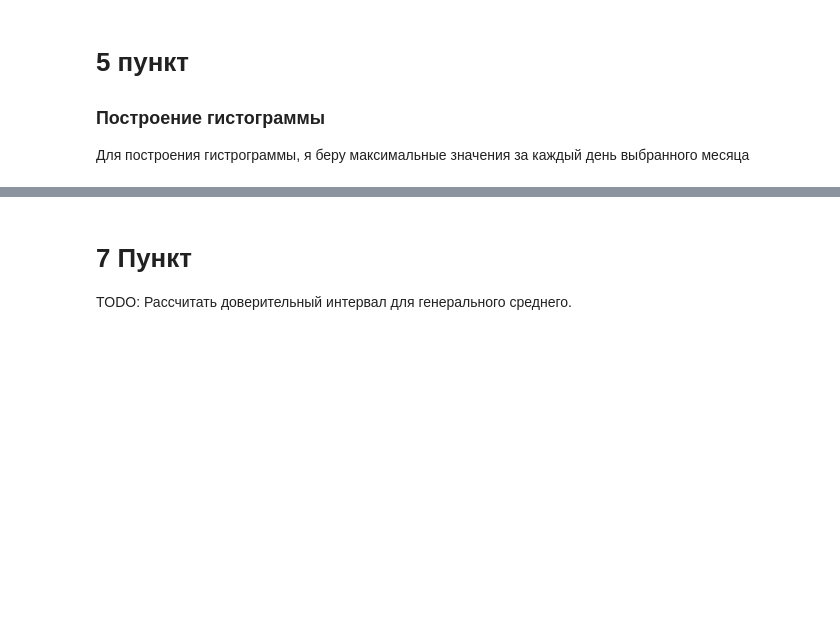
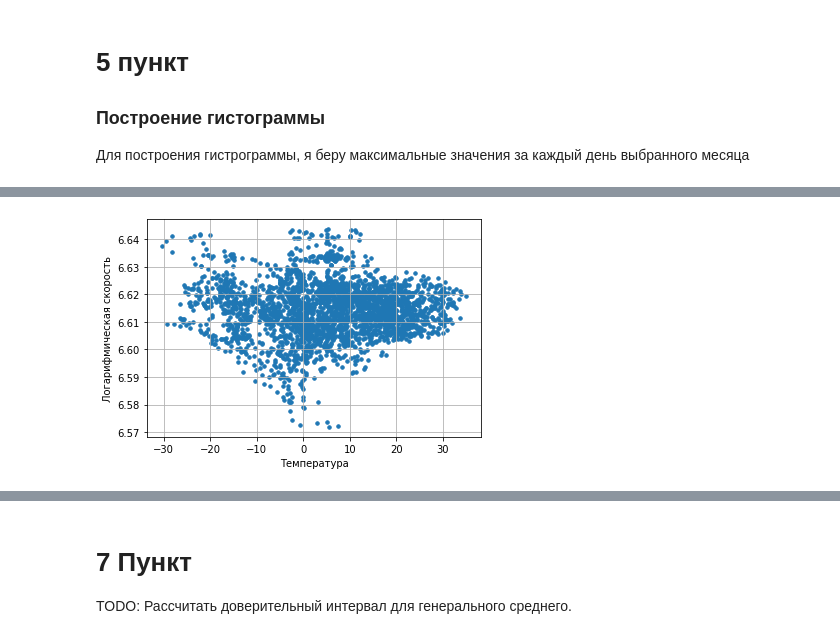
Before and after one commit to mbluuka/7semestr, a Jupyter notebook: LR1.ipynb, the cells around one changed output, grey strips where cells are left out. Cells and saved outputs as stored; diff of their text form; code cells hidden in the pictures; blank space fills up the shorter version.

```diff
--- a/LR1.ipynb
+++ b/LR1.ipynb
@@ -368,0 +429,3 @@ TODO: Рассчитать коэффициент корреляции межд
+# %%
+df = pd.read_csv('WV_test.csv', delimiter=',')
+df
@@ -368,0 +446,10 @@ TODO: Рассчитать коэффициент корреляции межд
+# %%
+# Температура к атмосферному давлению на уровне станции
+xs = df["T"]
+ys = df["Po"].apply( np.log )
+pd.DataFrame(np.array([xs,ys]).T).plot.scatter(0, 1, s=12, grid=True)
+plt.xlabel('Температура')
+plt.ylabel('Логарифмическая скорость')
+plt.show()
+# %% [output]
+[figure, added]
```
Also changed, not shown: parts of 13 cells of this notebook.
